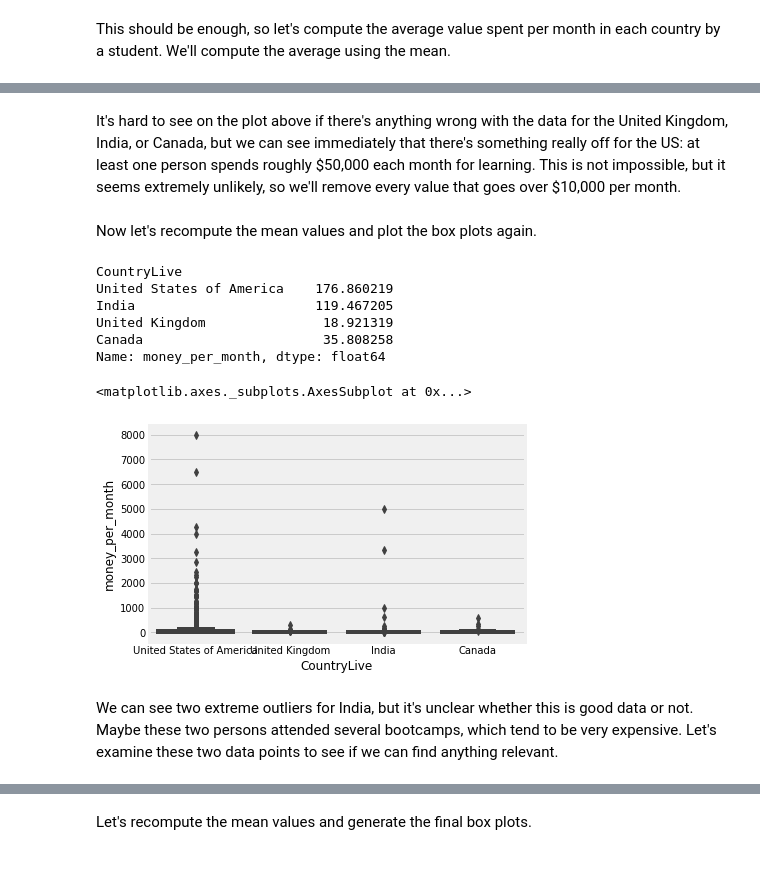
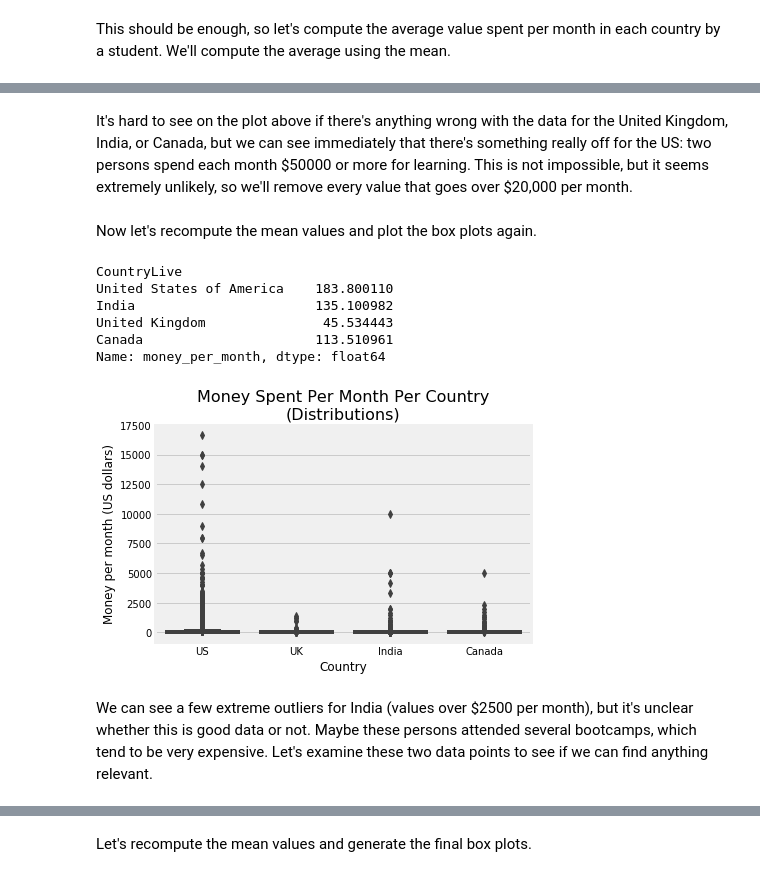
Before and after one commit to dataquestio/solutions, a Jupyter notebook: Mission310Solutions.ipynb, the cells around one changed output, grey strips where cells are left out. Saved outputs shown, nothing was run; the diff lists cells and outputs as text; code cells hidden in the pictures.

Commit message:
Major changes to correct data set error

```diff
--- a/Mission310Solutions.ipynb
+++ b/Mission310Solutions.ipynb
@@ -13,9 +13,11 @@ The survey data is publicly available in [this GitHub repository](https://github
 # %%
+# Read in the data
 import pandas as pd
+direct_link = 'https://raw.githubusercontent.com/freeCodeCamp/2017-new-coder-survey/master/clean-data/2017-fCC-New-Coders-Survey-Data.csv'
+fcc = pd.read_csv(direct_link, low_memory = 0) # low_memory = False to silence dtypes warning
 
-fcc = pd.read_csv('2017-fCC-New-Coders-Survey-Data.csv')
+# Quick exploration of the data
 print(fcc.shape)
-
 pd.options.display.max_columns = 150 # to avoid truncated output
 fcc.head()
 # %% [output]
@@ -232,28 +257,38 @@ sns.boxplot(y = 'money_per_month', x = 'CountryLive',
 # %% [markdown]
-It's hard to see on the plot above if there's anything wrong with the data for the United Kingdom, India, or Canada, but we can see immediately that there's something really off for the US: at least one person spends roughly \$50,000 each month for learning. This is not impossible, but it seems extremely unlikely, so we'll remove every value that goes over \$10,000 per month.
+It's hard to see on the plot above if there's anything wrong with the data for the United Kingdom, India, or Canada, but we can see immediately that there's something really off for the US: two persons spend each month \$50000 or more for learning. This is not impossible, but it seems extremely unlikely, so we'll remove every value that goes over \$20,000 per month.
-# %%
-fcc_good = fcc_good[fcc_good['money_per_month'] < 10000]
+# %%
+# Isolate only those participants who spend less than 10000 per month
+fcc_good = fcc_good[fcc_good['money_per_month'] < 20000]
 # %% [markdown]
 Now let's recompute the mean values and plot the box plots again.
 # %%
+# Recompute mean sum of money spent by students each month
 countries_mean = fcc_good.groupby('CountryLive').mean()
 countries_mean['money_per_month'][['United States of America',
                             'India', 'United Kingdom',
                             'Canada']]
 # %% [output]
 CountryLive
-United States of America    176.860219
-India                       119.467205
-United Kingdom               18.921319
-Canada                       35.808258
+United States of America    183.800110
+India                       135.100982
+United Kingdom               45.534443
+Canada                      113.510961
 Name: money_per_month, dtype: float64
 # %%
+# Isolate again the countries of interest
 only_4 = fcc_good[fcc_good['CountryLive'].str.contains(
     'United States of America|India|United Kingdom|Canada')]
+
+# Box plots to visualize distributions
 sns.boxplot(y = 'money_per_month', x = 'CountryLive',
             data = only_4)
+plt.title('Money Spent Per Month Per Country\n(Distributions)',
+         fontsize = 16)
+plt.ylabel('Money per month (US dollars)')
+plt.xlabel('Country')
+plt.xticks(range(4), ['US', 'UK', 'India', 'Canada']) # avoids tick labels overlap
+plt.show()
 # %% [output]
-<matplotlib.axes._subplots.AxesSubplot at 0x...>
-[figure, old version]
+[figure, new version]
 # %% [markdown]
-We can see two extreme outliers for India, but it's unclear whether this is good data or not. Maybe these two persons attended several bootcamps, which tend to be very expensive. Let's examine these two data points to see if we can find anything relevant.
+We can see a few extreme outliers for India (values over \$2500 per month), but it's unclear whether this is good data or not. Maybe these persons attended several bootcamps, which tend to be very expensive. Let's examine these two data points to see if we can find anything relevant.
```
Also changed, not shown: parts of 45 cells of this notebook.
